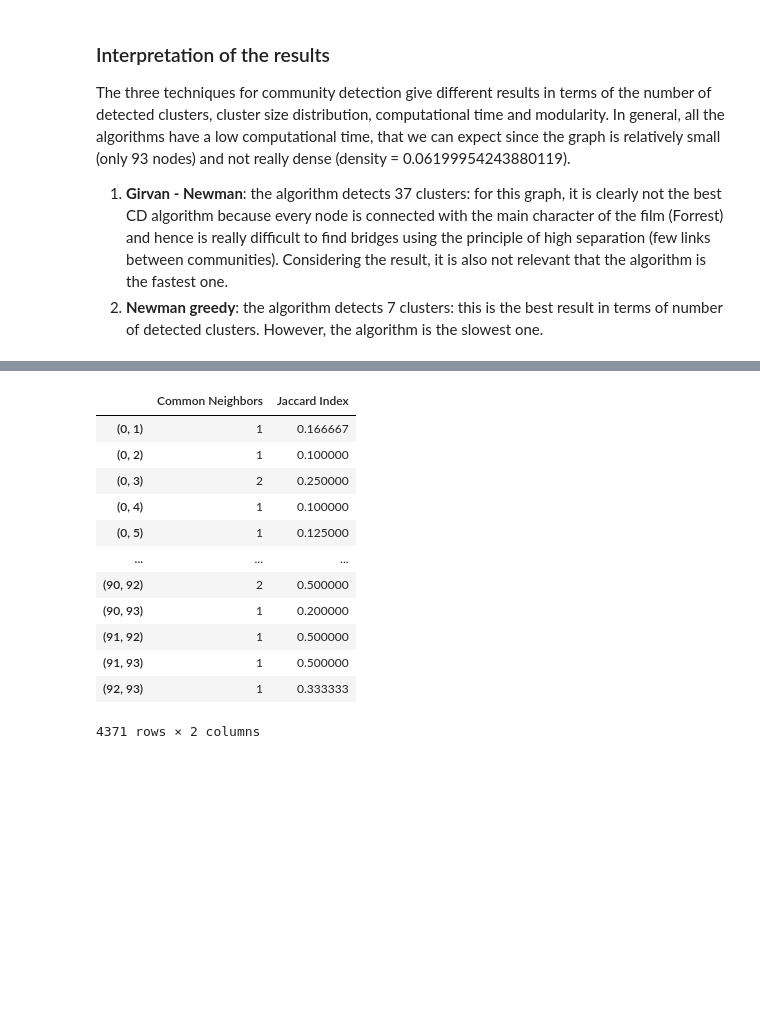
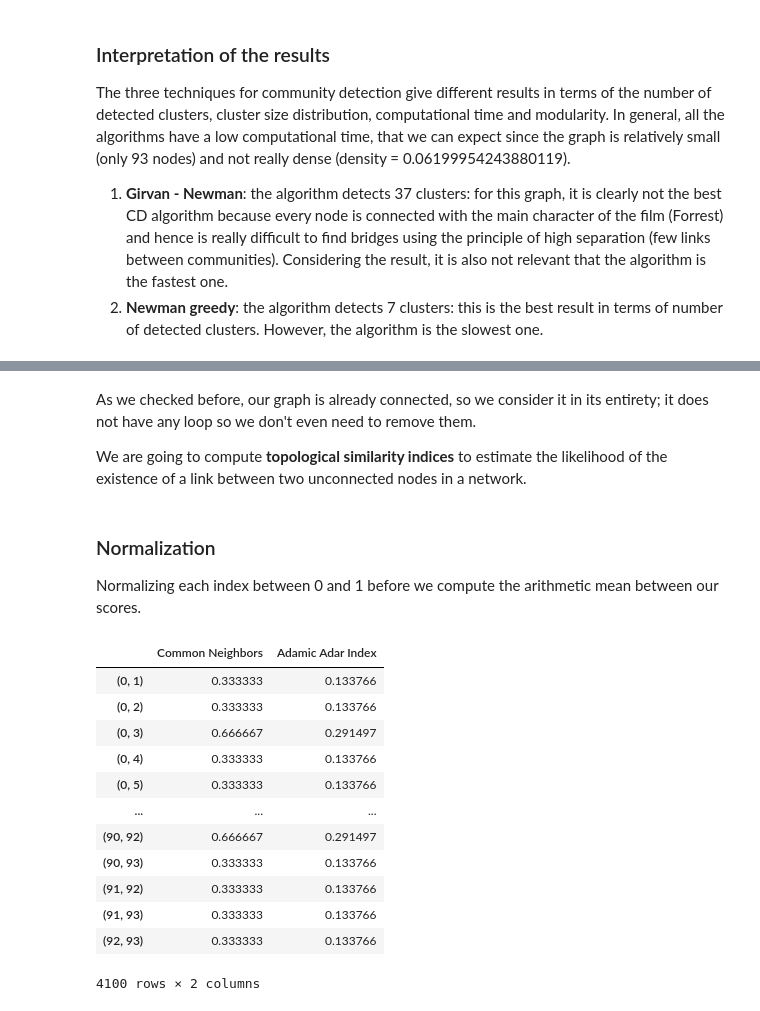
Before and after one commit to Dadd0/social-network-analysis-forrest-gump, a Jupyter notebook: forrest_gump.ipynb, the cells around one changed output, grey strips where cells are left out. Cells and saved outputs as stored; diff of their text form; code cells hidden in the pictures; blank space fills up the shorter version.

```diff
--- a/forrest_gump.ipynb
+++ b/forrest_gump.ipynb
@@ -674 +674,5 @@ from itertools import combinations # built-in python library to get more easily
+# %% [markdown]
+As we checked before, our graph is already connected, so we consider it in its entirety; it does not have any loop so we don't even need to remove them.
+
+We are going to compute **topological similarity indices** to estimate the likelihood of the existence of a link between two unconnected nodes in a network.
 # %%
@@ -695,21 +702,29 @@ jaccard_index = get_ji_values(G)
 index = list(common_neighbors.keys()) # the index to use in our dataframe, since the combination of nodes are the same we only compute it once here
 # %%
 cn_ser = pd.Series(common_neighbors.values(), index = index)
-ji_ser = pd.Series(jaccard_index.values(), index = index)
+aa_ser = pd.Series(adamic_adar_index.values(), index = index)
 
-df = pd.DataFrame({"Common Neighbors": cn_ser, "Jaccard Index":ji_ser})
-df
+df = pd.DataFrame({"Common Neighbors": cn_ser, "Adamic Adar Index":aa_ser})
-# %% [output]
-|  | Common Neighbors | Jaccard Index |
-| (0, 1) | 1 | 0.166667 |
-| (0, 2) | 1 | 0.100000 |
-| (0, 3) | 2 | 0.250000 |
-| (0, 4) | 1 | 0.100000 |
-| (0, 5) | 1 | 0.125000 |
-| ... | ... | ... |
-| (90, 92) | 2 | 0.500000 |
-| (90, 93) | 1 | 0.200000 |
-| (91, 92) | 1 | 0.500000 |
-| (91, 93) | 1 | 0.500000 |
-| (92, 93) | 1 | 0.333333 |
-4371 rows × 2 columns
+# %% [markdown]
+### Normalization
+Normalizing each index between 0 and 1 before we compute the arithmetic mean between our scores.
+# %%
+def min_max_scale(data):
+    return (data - np.min(data)) / (np.max(data) - np.min(data))
+
+scaled_df = df.transform(min_max_scale, axis = 0)
+scaled_df
+# %% [output]
+|  | Common Neighbors | Adamic Adar Index |
+| (0, 1) | 0.333333 | 0.133766 |
+| (0, 2) | 0.333333 | 0.133766 |
+| (0, 3) | 0.666667 | 0.291497 |
+| (0, 4) | 0.333333 | 0.133766 |
+| (0, 5) | 0.333333 | 0.133766 |
+| ... | ... | ... |
+| (90, 92) | 0.666667 | 0.291497 |
+| (90, 93) | 0.333333 | 0.133766 |
+| (91, 92) | 0.333333 | 0.133766 |
+| (91, 93) | 0.333333 | 0.133766 |
+| (92, 93) | 0.333333 | 0.133766 |
+4100 rows × 2 columns
```
Also changed, not shown: parts of 13 cells of this notebook.
